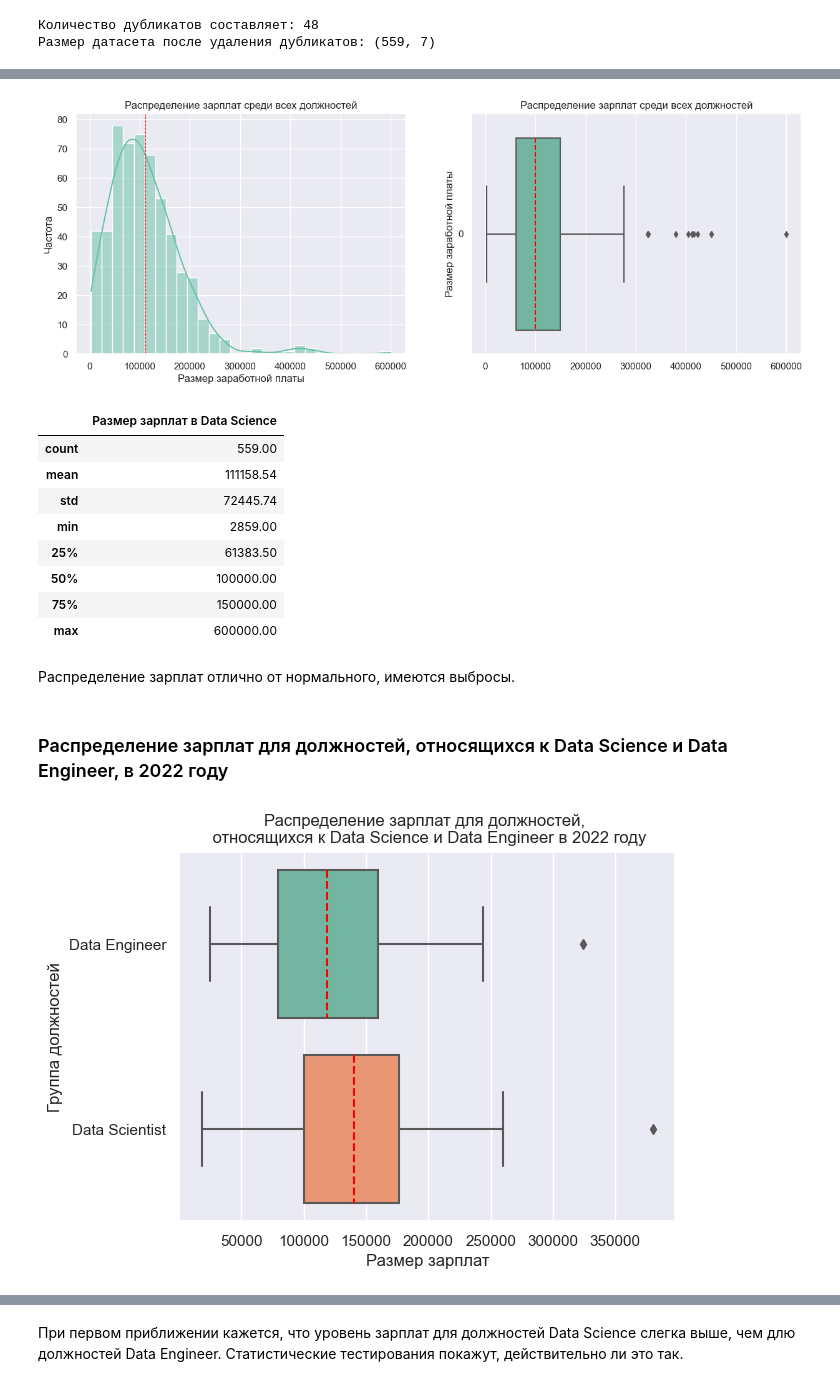
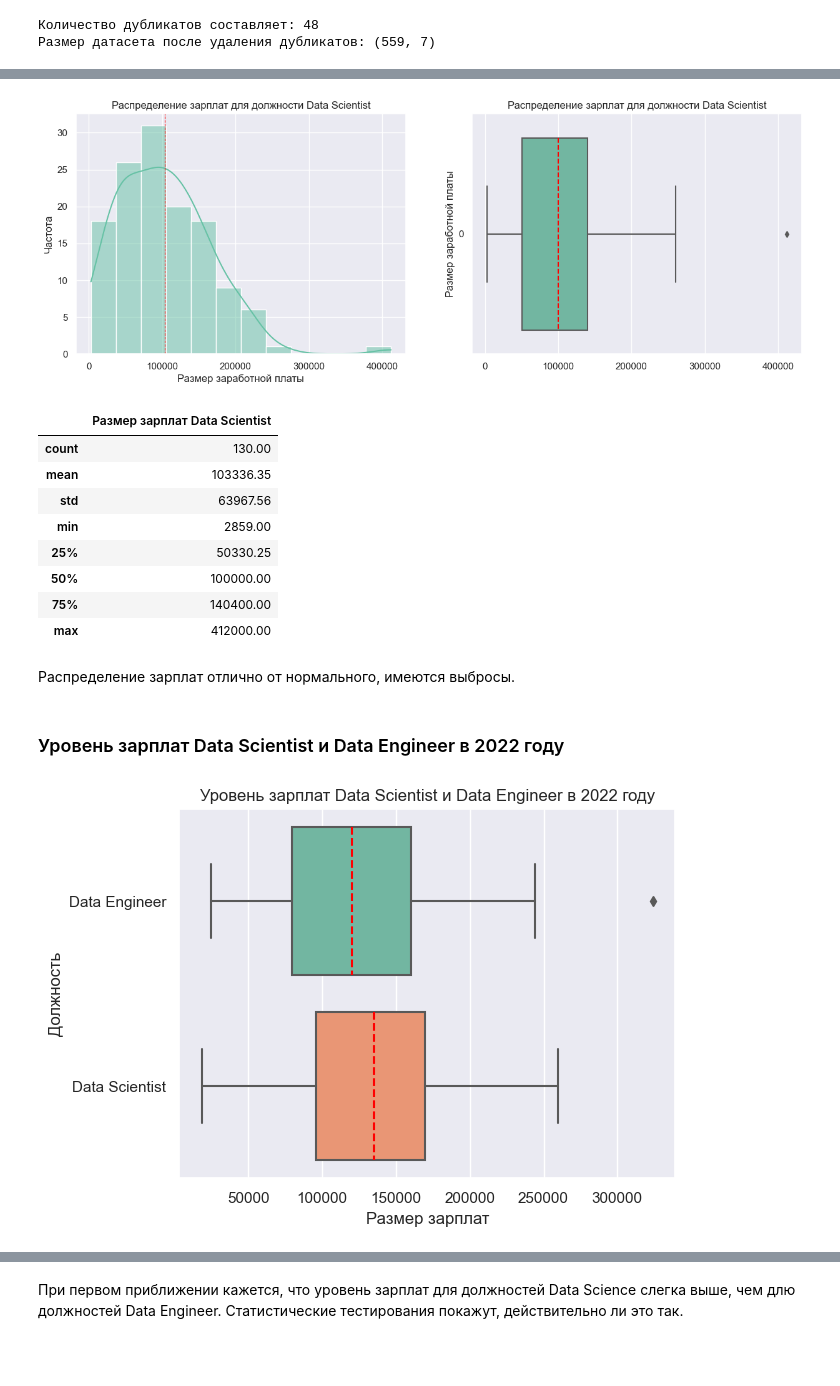
Before and after one commit to DenisBaburin/ds_school_148, a Jupyter notebook: DS_school/EDA-4_Статистические тесты/EDA-4_Статистические тесты_практика.ipynb, the cells around one changed output, grey strips where cells are left out. Drawn from its saved outputs; the diff is of its cells as text; code cells hidden in the pictures; blank space fills up the shorter version.

```diff
--- a/DS_school/EDA-4_Статистические тесты/EDA-4_Статистические тесты_практика.ipynb
+++ b/DS_school/EDA-4_Статистические тесты/EDA-4_Статистические тесты_практика.ipynb
@@ -176,10 +160,10 @@ print(f'Размер датасета после удаления дублика
 Количество дубликатов составляет: 48
 Размер датасета после удаления дубликатов: (559, 7)
 # %%
-# Добавим два новый признак 'job_group', чтобы иметь возможность работать сразу с группой должностей, относящихся к Data Scientist и Data Engineer
-# если в названии должностей есть слова Data Engineer, то их будем относить к Data Engineer, а если Data Scien - то к Data Scientist
+# Добавим новый признак 'DE_DS', чтобы иметь возможность работать сразу с группой должностей,
+# относящихся к Data Scientist и Data Engineer
 
-data['job_group'] = data['job_title'].apply(lambda x: 'Data Engineer' if 'Data Engineer' in x else 'Data Scientist' if 'Data Scien' in x else 'other')
+data['DE_DS'] = data['job_title'].apply(lambda x: 'yes' if x =='Data Engineer' or x == 'Data Scientist' else 'no')
 # %%
 # Заменим значения в признаках experience_level, employment_type и company_size для лучшего отображения на графиках
 
@@ -202,43 +186,47 @@ data['company_size'] = data['company_size'].replace('S', "Small")
 # %%
+# отфильтруем данные для должности Data Scientist
+filtered_data = data[data['job_title'] == 'Data Scientist']
+
 fig, axes = plt.subplots(1, 2, figsize=(15, 5))
 
-sns.histplot(data['salary_in_usd'], kde=True, ax=axes[0])
+sns.histplot(filtered_data['salary_in_usd'], kde=True, ax=axes[0])
 axes[0].set(xlabel='Размер заработной платы', ylabel='Частота')
-axes[0].set_title('Распределение зарплат среди всех должностей')
-axes[0].axvline(data['salary_in_usd'].mean(), color='red', linestyle='--', linewidth=0.8)
+axes[0].set_title('Распределение зарплат для должности Data Scientist')
+axes[0].axvline(filtered_data['salary_in_usd'].mean(), color='red', linestyle='--', linewidth=0.8)
 
-sns.boxplot(data['salary_in_usd'], ax=axes[1], orient='h', medianprops={"color": "red", "linestyle": '--'})
+sns.boxplot(filtered_data['salary_in_usd'], ax=axes[1], orient='h', medianprops={"color": "red", "linestyle": '--'})
 axes[1].set(ylabel='Размер заработной платы')
-axes[1].set_title('Распределение зарплат среди всех должностей')
+axes[1].set_title('Распределение зарплат для должности Data Scientist')
 
 plt.show()
 # %% [output]
-[figure, old version]
+[figure, new version]
 # %%
-salary_statisctics = data['salary_in_usd'].describe().round(2).to_frame()
-salary_statisctics.columns = ['Размер зарплат в Data Science']
+salary_statisctics = filtered_data['salary_in_usd'].describe().round(2).to_frame()
+salary_statisctics.columns = ['Размер зарплат Data Scientist']
 display(salary_statisctics)
 # %% [output]
-|  | Размер зарплат в Data Science |
-| count | 559.00 |
-| mean | 111158.54 |
-| std | 72445.74 |
+|  | Размер зарплат Data Scientist |
+| count | 130.00 |
+| mean | 103336.35 |
+| std | 63967.56 |
 | min | 2859.00 |
-| 25% | 61383.50 |
+| 25% | 50330.25 |
 | 50% | 100000.00 |
-| 75% | 150000.00 |
-| max | 600000.00 |
+| 75% | 140400.00 |
+| max | 412000.00 |
 # %% [markdown]
 Распределение зарплат отлично от нормального, имеются выбросы.
 # %% [markdown]
-### Распределение зарплат для должностей, относящихся к Data Science и Data Engineer, в 2022 году
+### Уровень зарплат Data Scientist и Data Engineer в 2022 году
 # %%
-filtered_data = data[(data['work_year'] == 2022) & (data['job_group'] != 'other')]
+# Отфильтруем данные для должностей Data Scientist  и Data Engineer и 2022 года
+filtered_data = data[(data['work_year'] == 2022) & ((data['job_title'] == 'Data Scientist') | (data['job_title'] == 'Data Engineer')) ]
 
-ax = sns.boxplot(filtered_data, x='salary_in_usd', y='job_group', orient='h', medianprops={"color": "red", "linestyle": '--'})
-ax.set(xlabel='Размер зарплат', ylabel='Группа должностей')
-plt.title('Распределение зарплат для должностей, \n относящихся к Data Science и Data Engineer в 2022 году')
+ax = sns.boxplot(filtered_data, x='salary_in_usd', y='job_title', orient='h', medianprops={"color": "red", "linestyle": '--'})
+ax.set(xlabel='Размер зарплат', ylabel='Должность')
+plt.title('Уровень зарплат Data Scientist и Data Engineer в 2022 году')
 plt.show()
 # %% [output]
-[figure, old version]
+[figure, new version]
 # %%
```
Also changed, not shown: parts of 75 cells of this notebook.
